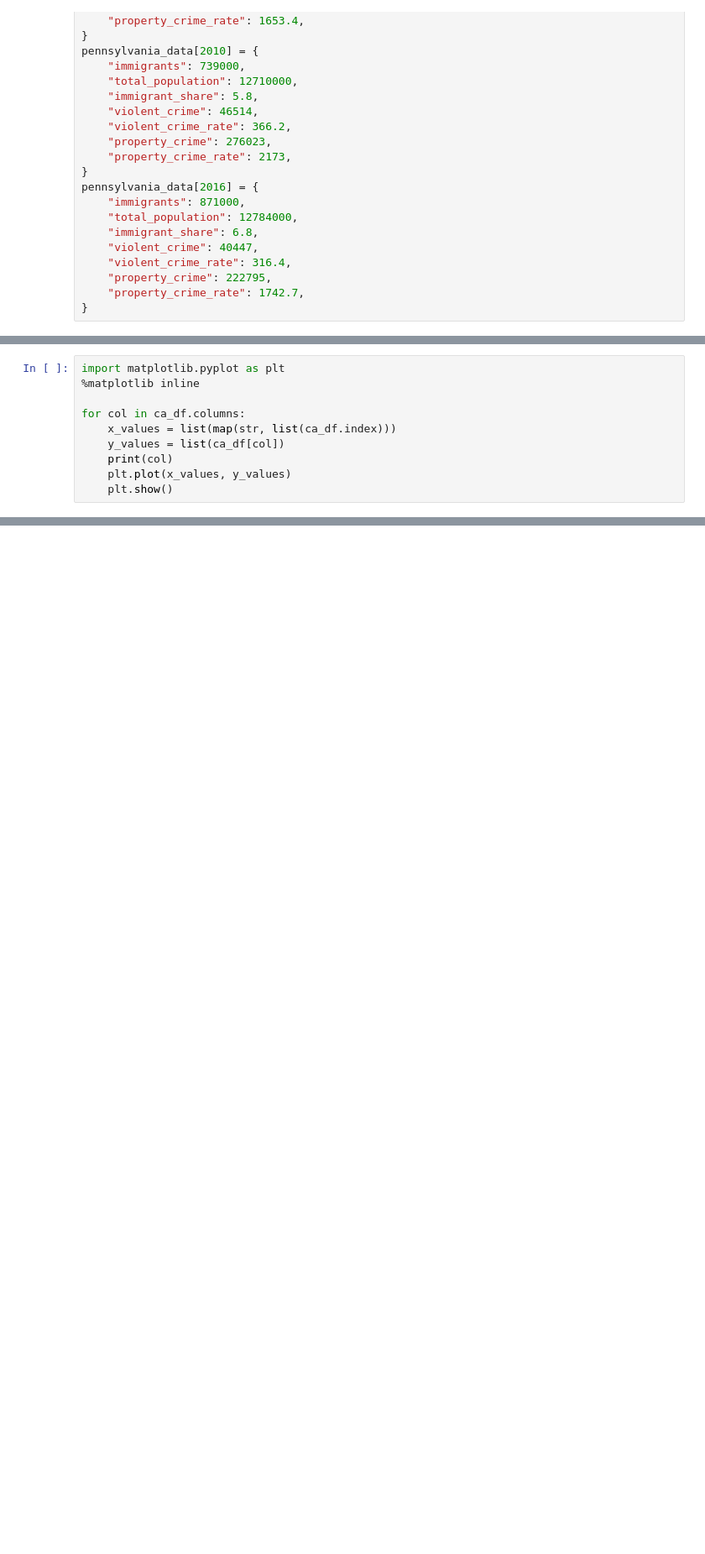
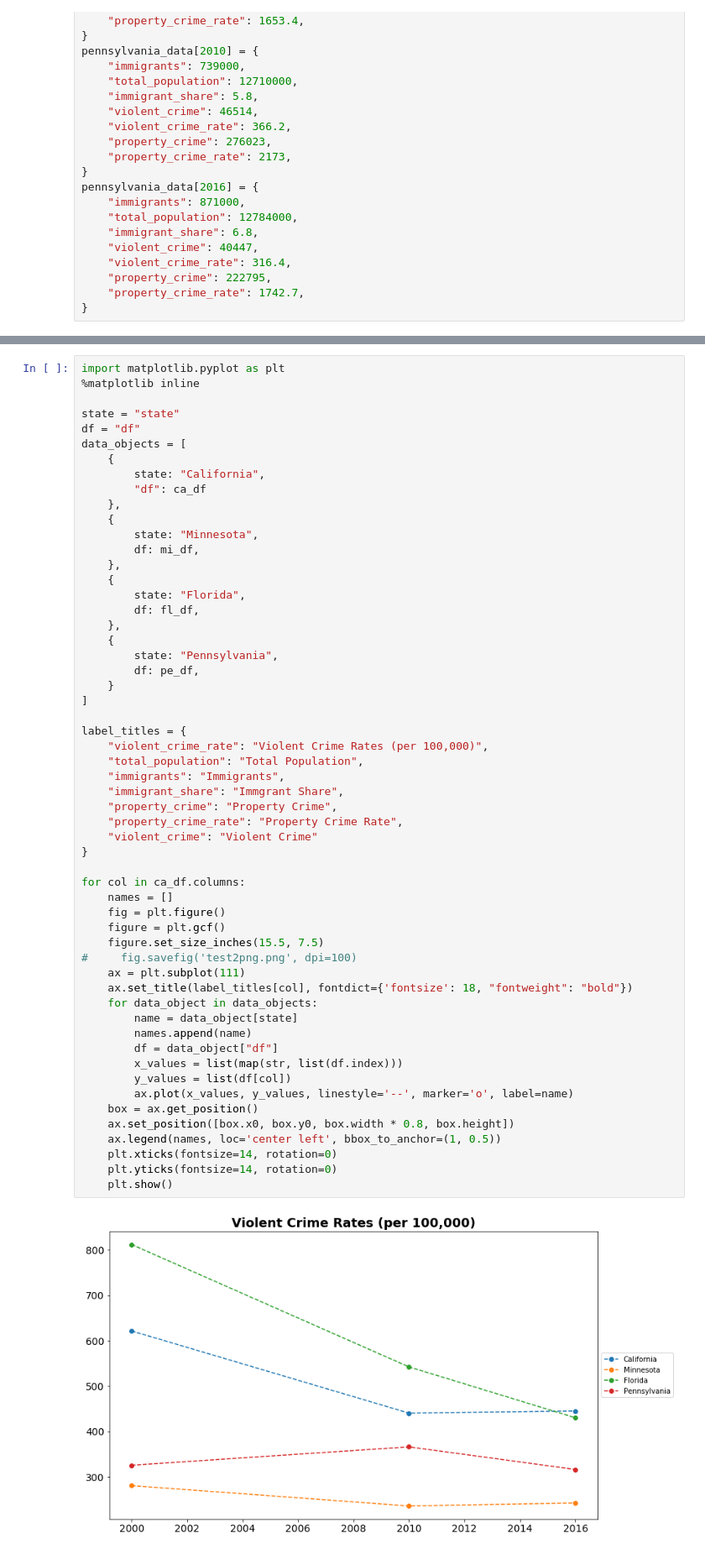
Before and after one commit to jhyang12345/immigration-crime-rate, a Jupyter notebook: immigration-notebook.ipynb, the cells around one changed output, grey strips where cells are left out. Shown: that part at 84% size. Cells and saved outputs as stored; diff of their text form; blank space fills up the shorter version.

Commit message:
Updated plotting

```diff
--- a/immigration-notebook.ipynb
+++ b/immigration-notebook.ipynb
@@ -235,10 +234,0 @@ pe_df
-# %%
-import matplotlib.pyplot as plt
-%matplotlib inline
-
-for col in ca_df.columns:
-    x_values = list(map(str, list(ca_df.index)))
-    y_values = list(ca_df[col])
-    print(col)
-    plt.plot(x_values, y_values)
-    plt.show()
@@ -259,0 +235,58 @@ immigrant_share
+# %%
+import matplotlib.pyplot as plt
+%matplotlib inline
+
+state = "state"
+df = "df"
+data_objects = [
+    {
+        state: "California",
+        "df": ca_df
+    },
+    {
+        state: "Minnesota",
+        df: mi_df,
+    },
+    {
+        state: "Florida",
+        df: fl_df,
+    },
+    {
+        state: "Pennsylvania",
+        df: pe_df,
+    }
+]
+
+label_titles = {
+    "violent_crime_rate": "Violent Crime Rates (per 100,000)",
+    "total_population": "Total Population",
+    "immigrants": "Immigrants",
+    "immigrant_share": "Immgrant Share",
+    "property_crime": "Property Crime",
+    "property_crime_rate": "Property Crime Rate",
+    "violent_crime": "Violent Crime"
+}
+
+for col in ca_df.columns:
+    names = []
+    fig = plt.figure()
+    figure = plt.gcf()
+    figure.set_size_inches(15.5, 7.5)
+#     fig.savefig('test2png.png', dpi=100)
+    ax = plt.subplot(111)
+    ax.set_title(label_titles[col], fontdict={'fontsize': 18, "fontweight": "bold"})
+    for data_object in data_objects:
+        name = data_object[state]
+        names.append(name)
+        df = data_object["df"]
+        x_values = list(map(str, list(df.index)))
+        y_values = list(df[col])
+        ax.plot(x_values, y_values, linestyle='--', marker='o', label=name)
+    box = ax.get_position()
+    ax.set_position([box.x0, box.y0, box.width * 0.8, box.height])
+    ax.legend(names, loc='center left', bbox_to_anchor=(1, 0.5))
+    plt.xticks(fontsize=14, rotation=0)
+    plt.yticks(fontsize=14, rotation=0)
+    plt.show()
+# %% [output]
+[figure, added]
```
Also changed, not shown: parts of 6 cells of this notebook.
